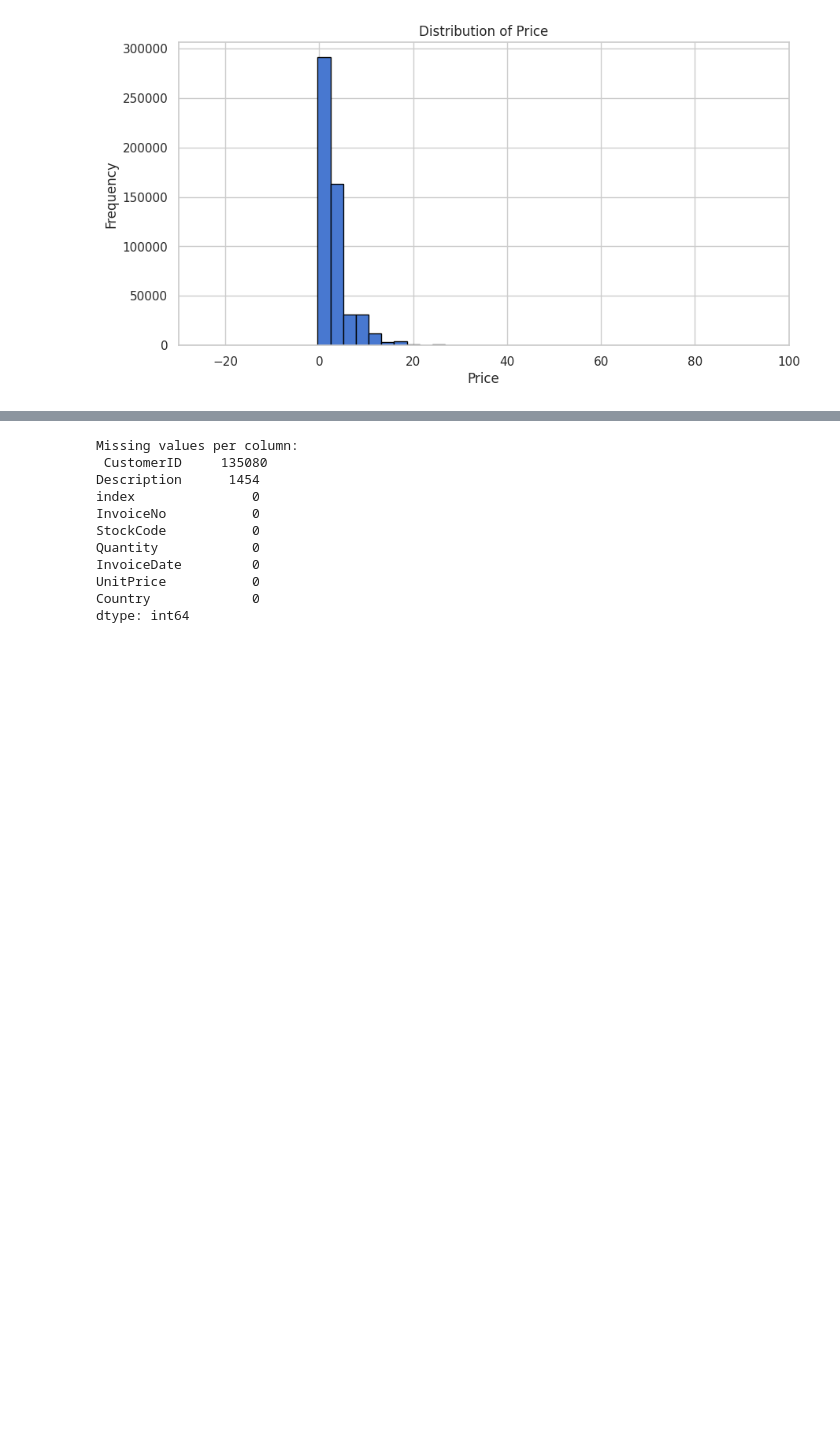
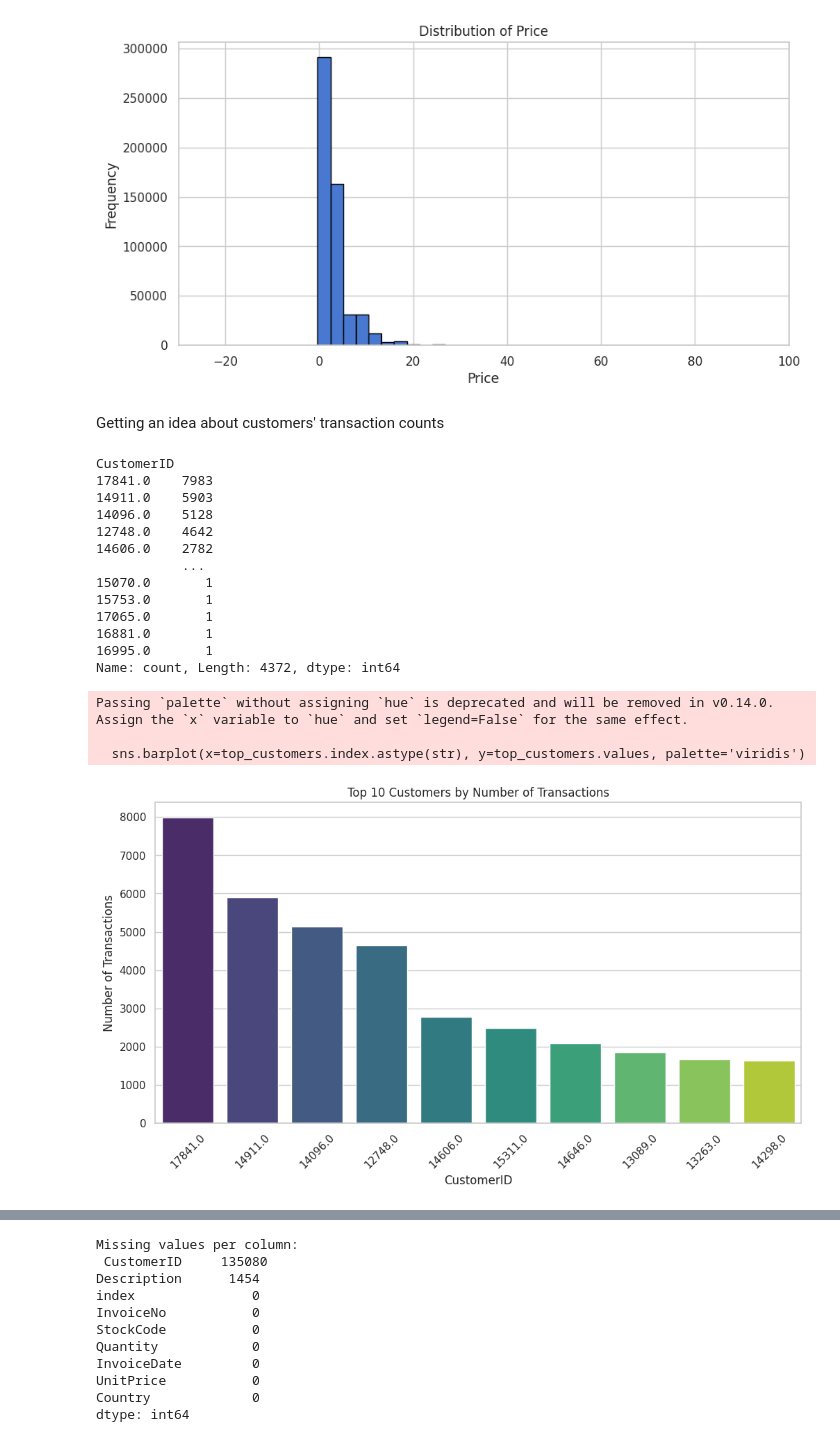
Before and after one commit to j2damax/principles-of-ds-cw02, a Jupyter notebook: nipunaluthge/Principles_of_DS_Group_Assignment_Nip.ipynb, the cells around one changed output, grey strips where cells are left out. Saved outputs shown, nothing was run; the diff lists cells and outputs as text; code cells hidden in the pictures; blank space fills up the shorter version.

```diff
--- a/nipunaluthge/Principles_of_DS_Group_Assignment_Nip.ipynb
+++ b/nipunaluthge/Principles_of_DS_Group_Assignment_Nip.ipynb
@@ -75,3 +75,40 @@ plt.show()
 # %% [output]
 [figure]
 [figure]
+# %% [markdown]
+Getting an idea about customers' transaction counts
+# %%
+# Compute the count of transactions per CustomerID
+customer_counts = df['CustomerID'].value_counts()
+
+print(customer_counts)
+
+# Select the top 10 customers
+top_customers = customer_counts.head(10)
+
+# Create the bar chart
+plt.figure(figsize=(12,6))
+sns.barplot(x=top_customers.index.astype(str), y=top_customers.values, palette='viridis')
+plt.title('Top 10 Customers by Number of Transactions')
+plt.xlabel('CustomerID')
+plt.ylabel('Number of Transactions')
+plt.xticks(rotation=45)
+plt.show()
+# %% [output]
+CustomerID
+17841.0    7983
+14911.0    5903
+14096.0    5128
+12748.0    4642
+14606.0    2782
+           ...
+15070.0       1
+15753.0       1
+17065.0       1
+16881.0       1
+16995.0       1
+Name: count, Length: 4372, dtype: int64
+Passing `palette` without assigning `hue` is deprecated and will be removed in v0.14.0. Assign the `x` variable to `hue` and set `legend=False` for the same effect.
+
+  sns.barplot(x=top_customers.index.astype(str), y=top_customers.values, palette='viridis')
+[figure, added]
```
Also changed, not shown: parts of 11 cells of this notebook.
